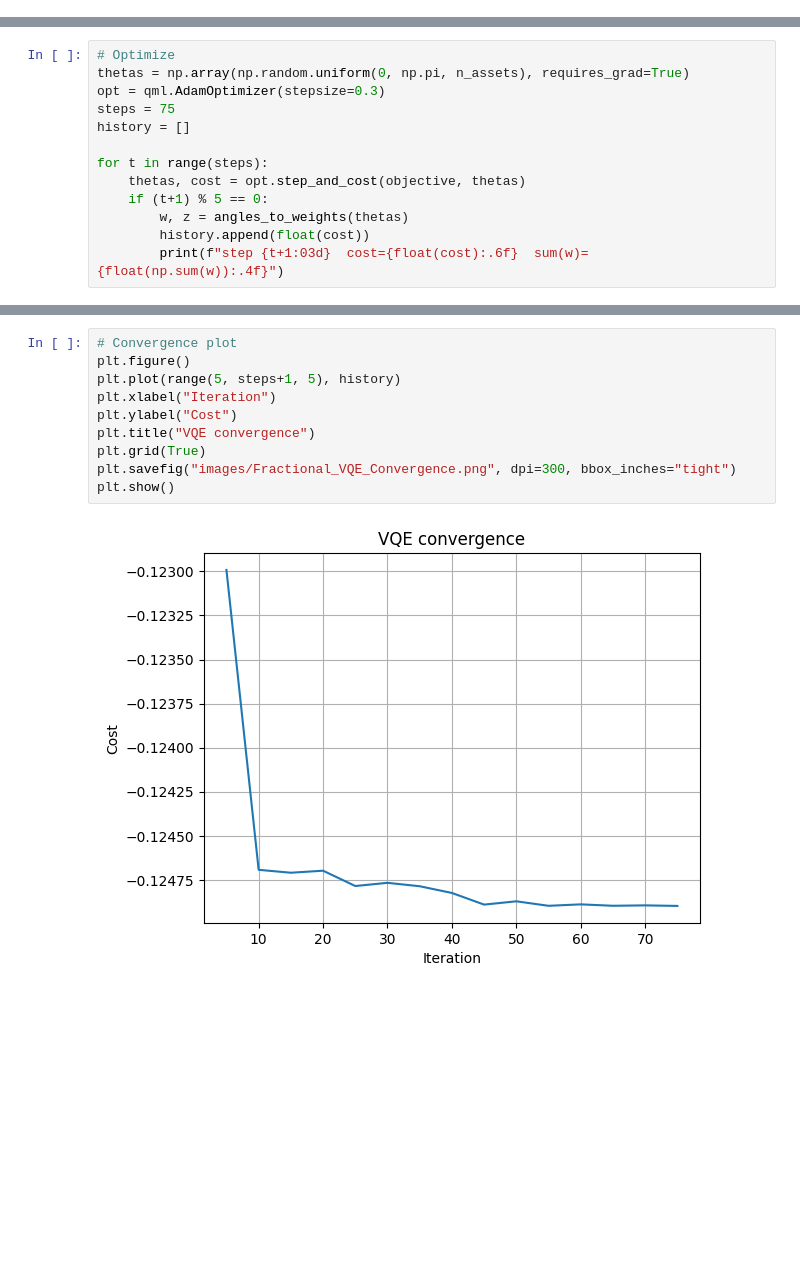
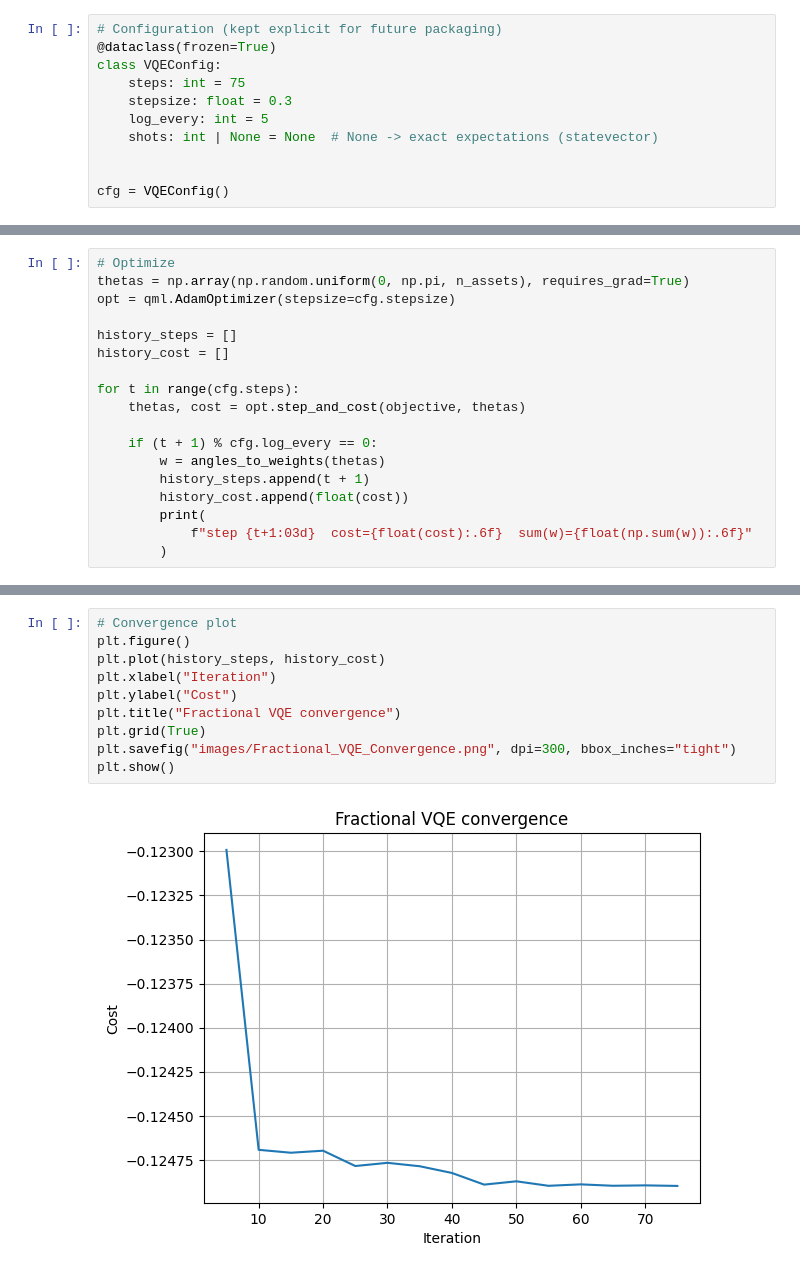
Before and after one commit to SidRichardsQuantum/VQE_Portfolio_Optimization, a Jupyter notebook: notebooks/Fractional_VQE.ipynb, the cells around one changed output, grey strips where cells are left out. Drawn from its saved outputs; the diff is of its cells as text; blank space fills up the shorter version.

```diff
--- a/notebooks/Fractional_VQE.ipynb
+++ b/notebooks/Fractional_VQE.ipynb
@@ -137,0 +78,11 @@ plt.show()
+# %%
+# Configuration (kept explicit for future packaging)
+@dataclass(frozen=True)
+class VQEConfig:
+    steps: int = 75
+    stepsize: float = 0.3
+    log_every: int = 5
+    shots: int | None = None  # None -> exact expectations (statevector)
+
+
+cfg = VQEConfig()
@@ -138,14 +143,19 @@ plt.show()
 # %%
 # Optimize
 thetas = np.array(np.random.uniform(0, np.pi, n_assets), requires_grad=True)
-opt = qml.AdamOptimizer(stepsize=0.3)
-steps = 75
-history = []
+opt = qml.AdamOptimizer(stepsize=cfg.stepsize)
 
-for t in range(steps):
+history_steps = []
+history_cost = []
+
+for t in range(cfg.steps):
     thetas, cost = opt.step_and_cost(objective, thetas)
-    if (t+1) % 5 == 0:
-        w, z = angles_to_weights(thetas)
-        history.append(float(cost))
-        print(f"step {t+1:03d}  cost={float(cost):.6f}  sum(w)={float(np.sum(w)):.4f}")
+
+    if (t + 1) % cfg.log_every == 0:
+        w = angles_to_weights(thetas)
+        history_steps.append(t + 1)
+        history_cost.append(float(cost))
+        print(
+            f"step {t+1:03d}  cost={float(cost):.6f}  sum(w)={float(np.sum(w)):.6f}"
+        )
 # %% [output]
@@ -167,14 +177,14 @@ step 075  cost=-0.124897  sum(w)=1.0000
 # %%
 # Convergence plot
 plt.figure()
-plt.plot(range(5, steps+1, 5), history)
+plt.plot(history_steps, history_cost)
 plt.xlabel("Iteration")
 plt.ylabel("Cost")
-plt.title("VQE convergence")
+plt.title("Fractional VQE convergence")
 plt.grid(True)
 plt.savefig("images/Fractional_VQE_Convergence.png", dpi=300, bbox_inches="tight")
 plt.show()
 # %% [output]
-[figure, old version]
+[figure, new version]
 # %%
 # Results
```
Also changed, not shown: parts of 14 cells of this notebook, 26 other files.
